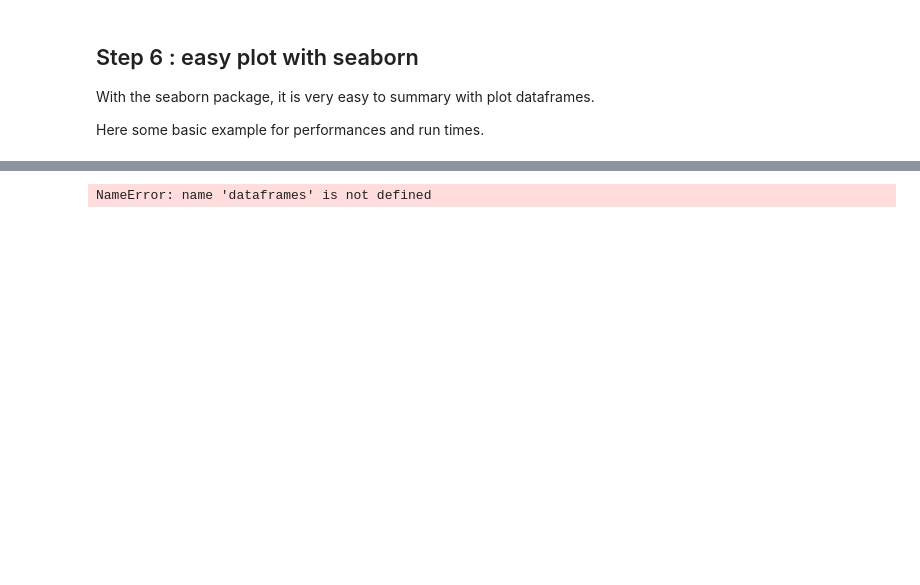
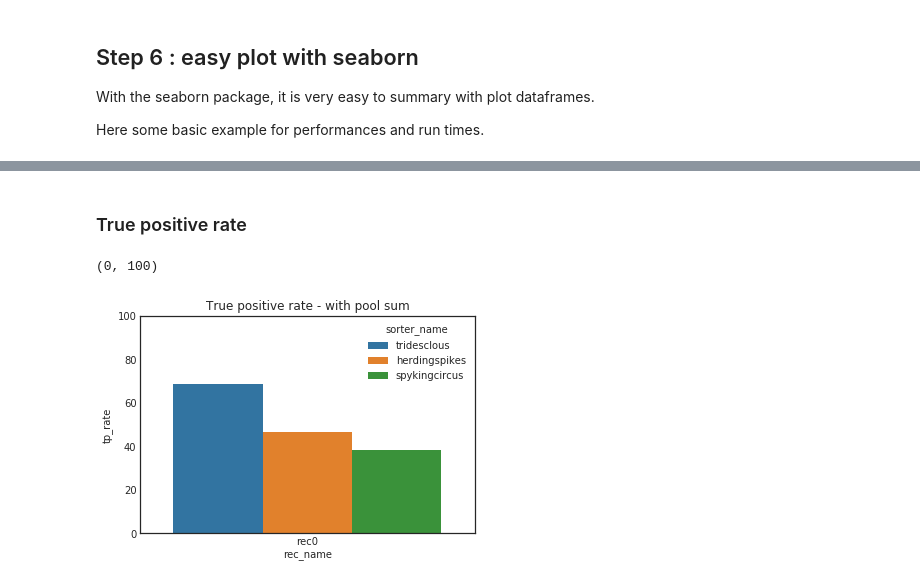
Before and after one commit to SpikeInterface/spikeresults, a Jupyter notebook: alessio_mearec_simulation/alessio_mearec_simulation.ipynb, the cells around one changed output, grey strips where cells are left out. Drawn from its saved outputs; the diff is of its cells as text; code cells hidden in the pictures; blank space fills up the shorter version.

```diff
--- a/alessio_mearec_simulation/alessio_mearec_simulation.ipynb
+++ b/alessio_mearec_simulation/alessio_mearec_simulation.ipynb
@@ -105,8 +184,11 @@ NameError: name 'dataframes' is not defined
+# %% [markdown]
+### True positive rate
 # %%
 perfs = dataframes['perf_pooled_with_sum'].reset_index()
 fig, ax = plt.subplots()
 sn.barplot(data=perfs, x='rec_name', y='tp_rate', hue='sorter_name', ax=ax)
-ax.set_title('True positive rate')
+ax.set_title('True positive rate - with pool sum')
 ax.set_ylim(0, 100)
 # %% [output]
-NameError: name 'dataframes' is not defined
+(0, 100)
+[figure, added]
```
Also changed, not shown: parts of 20 cells of this notebook.
